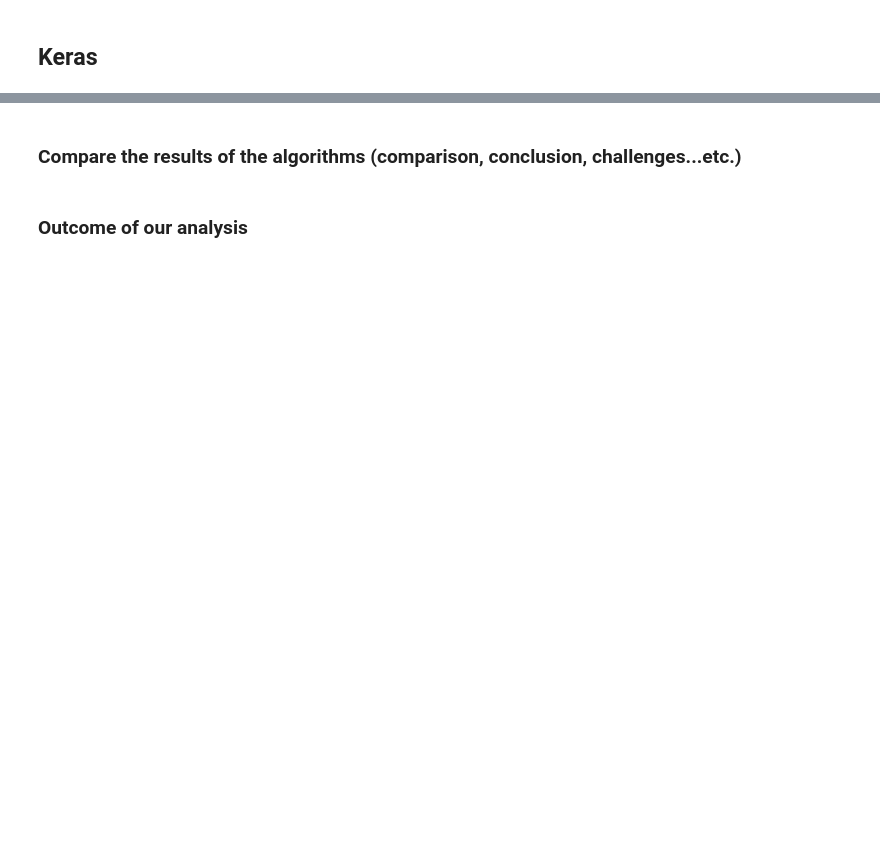
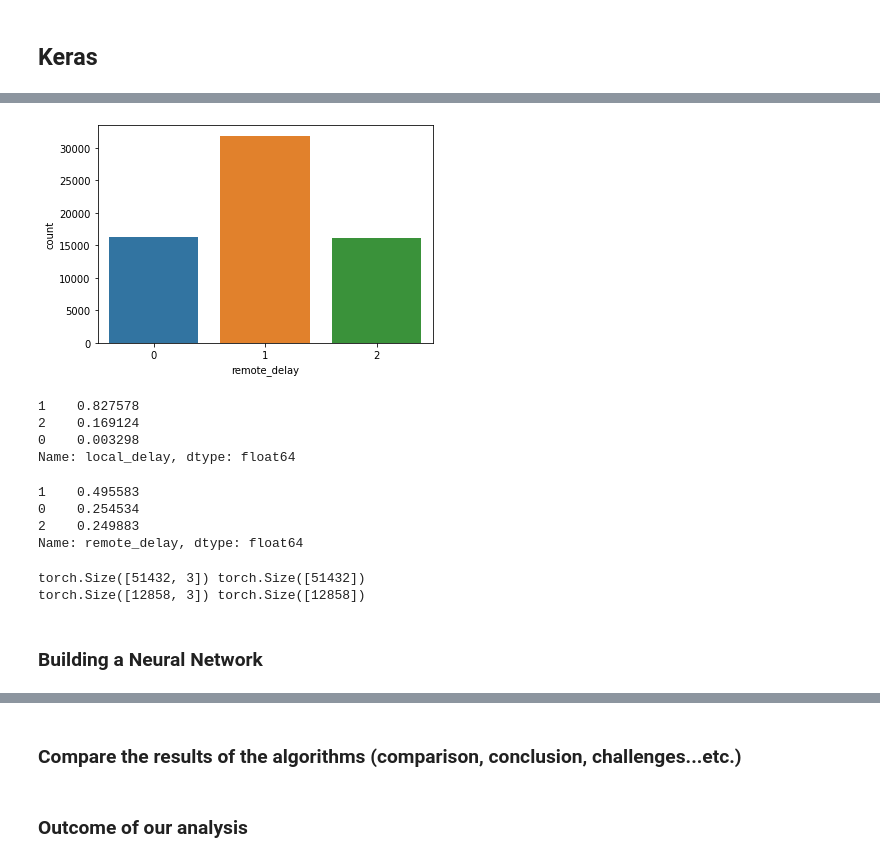
Before and after one commit to ViphuKN/INST414-Final-Project, a Jupyter notebook: final_project_eth.ipynb, the cells around one changed output, grey strips where cells are left out. Drawn from its saved outputs; the diff is of its cells as text; code cells hidden in the pictures; blank space fills up the shorter version.

```diff
--- a/final_project_eth.ipynb
+++ b/final_project_eth.ipynb
@@ -383,0 +438,21 @@ accuracy: 0.060429
+# %%
+# To display the histogram of how often the response time is for the remote delay input network
+sns.countplot(df3.remote_delay);
+# %% [output]
+[figure, added]
+# %%
+# To look at the percentage of how much impact is the response time for local delay
+df3.local_delay.value_counts() / df3.shape[0]
+# %% [output]
+1    0.827578
+2    0.169124
+0    0.003298
+Name: local_delay, dtype: float64
+# %%
+# To look at the percentage of how much impact is the response time for remote delay
+df3.remote_delay.value_counts() / df3.shape[0]
+# %% [output]
+1    0.495583
+0    0.254534
+2    0.249883
+Name: remote_delay, dtype: float64
@@ -383,0 +465,14 @@ accuracy: 0.060429
+# %%
+# Convert all of it to Tensors (so we can use it with PyTorch)
+X_train = torch.from_numpy(X_train.to_numpy()).float()
+y_train = torch.squeeze(torch.from_numpy(y_train.to_numpy()).float())
+X_test = torch.from_numpy(X_test.to_numpy()).float()
+y_test = torch.squeeze(torch.from_numpy(y_test.to_numpy()).float())
+
+print(X_train.shape, y_train.shape)
+print(X_test.shape, y_test.shape)
+# %% [output]
+torch.Size([51432, 3]) torch.Size([51432])
+torch.Size([12858, 3]) torch.Size([12858])
+# %% [markdown]
+### Building a Neural Network
```
Also changed, not shown: parts of 24 cells of this notebook.
